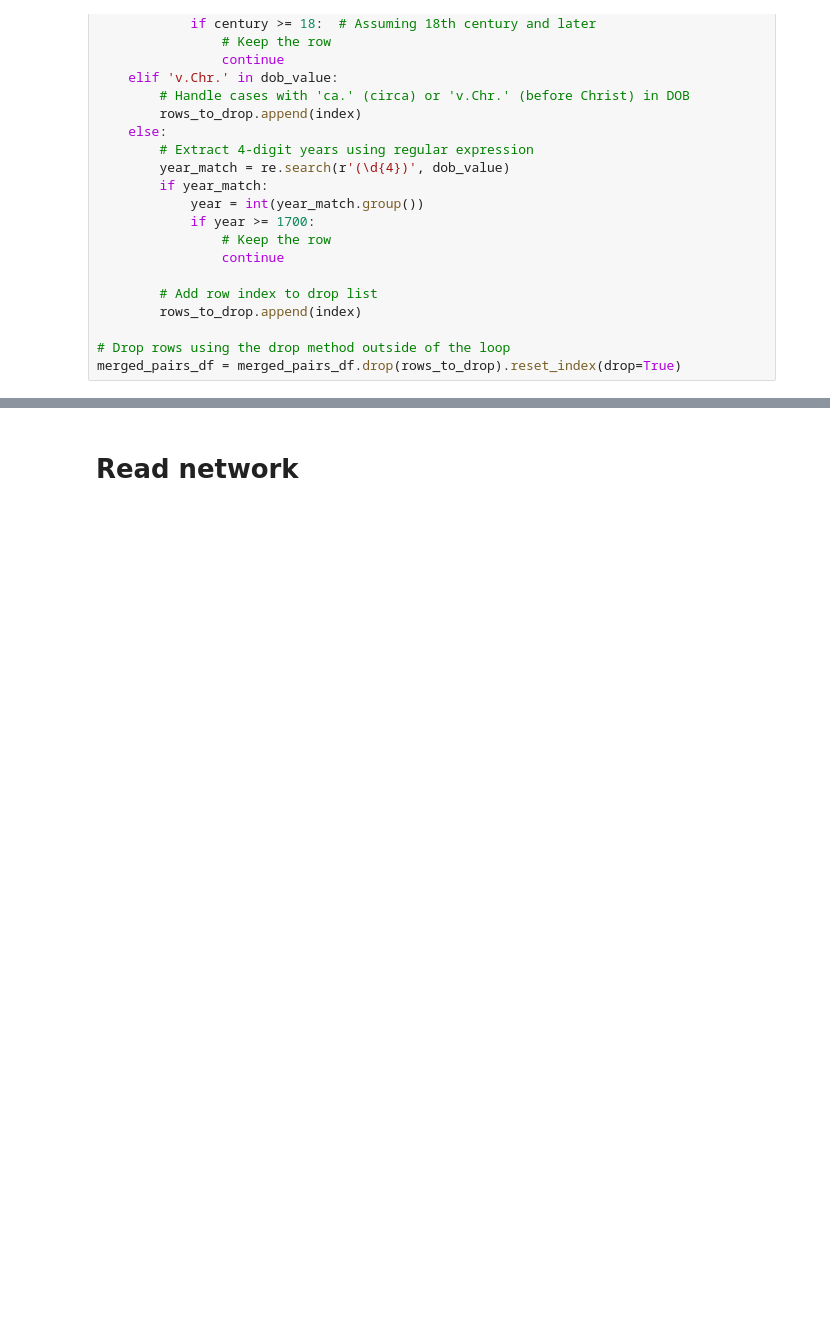
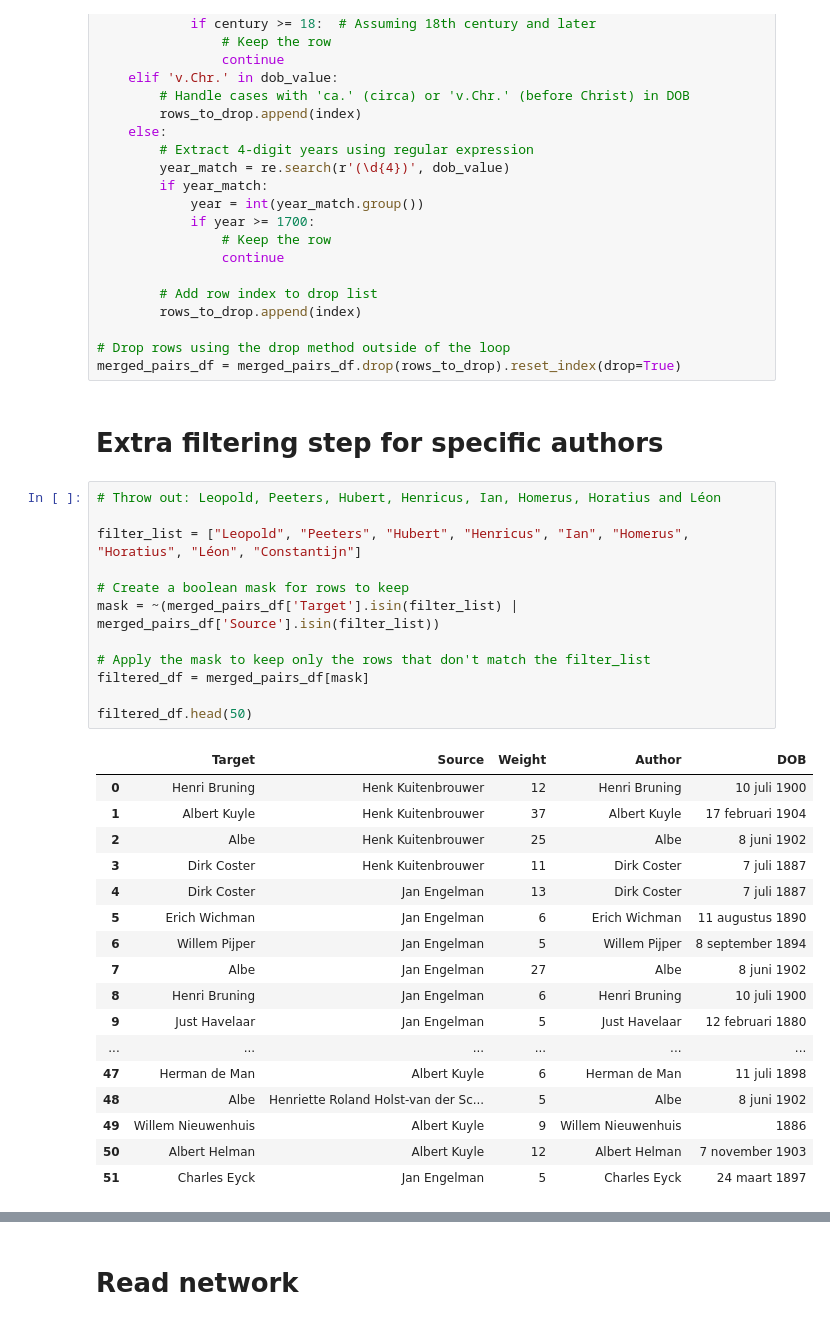
Before and after one commit to julienijs/Network_CCLAMP, a Jupyter notebook: CCLAMP_Directed_Network_Notebook.ipynb, the cells around one changed output, grey strips where cells are left out. Saved outputs shown, nothing was run; the diff lists cells and outputs as text; blank space fills up the shorter version.

```diff
--- a/CCLAMP_Directed_Network_Notebook.ipynb
+++ b/CCLAMP_Directed_Network_Notebook.ipynb
@@ -458,3 +458,35 @@ for index, row in merged_pairs_df.iterrows():
 
 # Drop rows using the drop method outside of the loop
 merged_pairs_df = merged_pairs_df.drop(rows_to_drop).reset_index(drop=True)
+# %% [markdown]
+# Extra filtering step for specific authors
+# %%
+# Throw out: Leopold, Peeters, Hubert, Henricus, Ian, Homerus, Horatius and Léon
+
+filter_list = ["Leopold", "Peeters", "Hubert", "Henricus", "Ian", "Homerus", "Horatius", "Léon", "Constantijn"]
+
+# Create a boolean mask for rows to keep
+mask = ~(merged_pairs_df['Target'].isin(filter_list) | merged_pairs_df['Source'].isin(filter_list))
+
+# Apply the mask to keep only the rows that don't match the filter_list
+filtered_df = merged_pairs_df[mask]
+
+filtered_df.head(50)
+# %% [output]
+|  | Target | Source | Weight | Author | DOB |
+| 0 | Henri Bruning | Henk Kuitenbrouwer | 12 | Henri Bruning | 10 juli 1900 |
+| 1 | Albert Kuyle | Henk Kuitenbrouwer | 37 | Albert Kuyle | 17 februari 1904 |
+| 2 | Albe | Henk Kuitenbrouwer | 25 | Albe | 8 juni 1902 |
+| 3 | Dirk Coster | Henk Kuitenbrouwer | 11 | Dirk Coster | 7 juli 1887 |
+| 4 | Dirk Coster | Jan Engelman | 13 | Dirk Coster | 7 juli 1887 |
+| 5 | Erich Wichman | Jan Engelman | 6 | Erich Wichman | 11 augustus 1890 |
+| 6 | Willem Pijper | Jan Engelman | 5 | Willem Pijper | 8 september 1894 |
+| 7 | Albe | Jan Engelman | 27 | Albe | 8 juni 1902 |
+| 8 | Henri Bruning | Jan Engelman | 6 | Henri Bruning | 10 juli 1900 |
+| 9 | Just Havelaar | Jan Engelman | 5 | Just Havelaar | 12 februari 1880 |
+| ... | ... | ... | ... | ... | ... |
+| 47 | Herman de Man | Albert Kuyle | 6 | Herman de Man | 11 juli 1898 |
+| 48 | Albe | Henriette Roland Holst-van der Sc... | 5 | Albe | 8 juni 1902 |
+| 49 | Willem Nieuwenhuis | Albert Kuyle | 9 | Willem Nieuwenhuis | 1886 |
+| 50 | Albert Helman | Albert Kuyle | 12 | Albert Helman | 7 november 1903 |
+| 51 | Charles Eyck | Jan Engelman | 5 | Charles Eyck | 24 maart 1897 |
```
Also changed, not shown: parts of 12 cells of this notebook, 2 other files.
